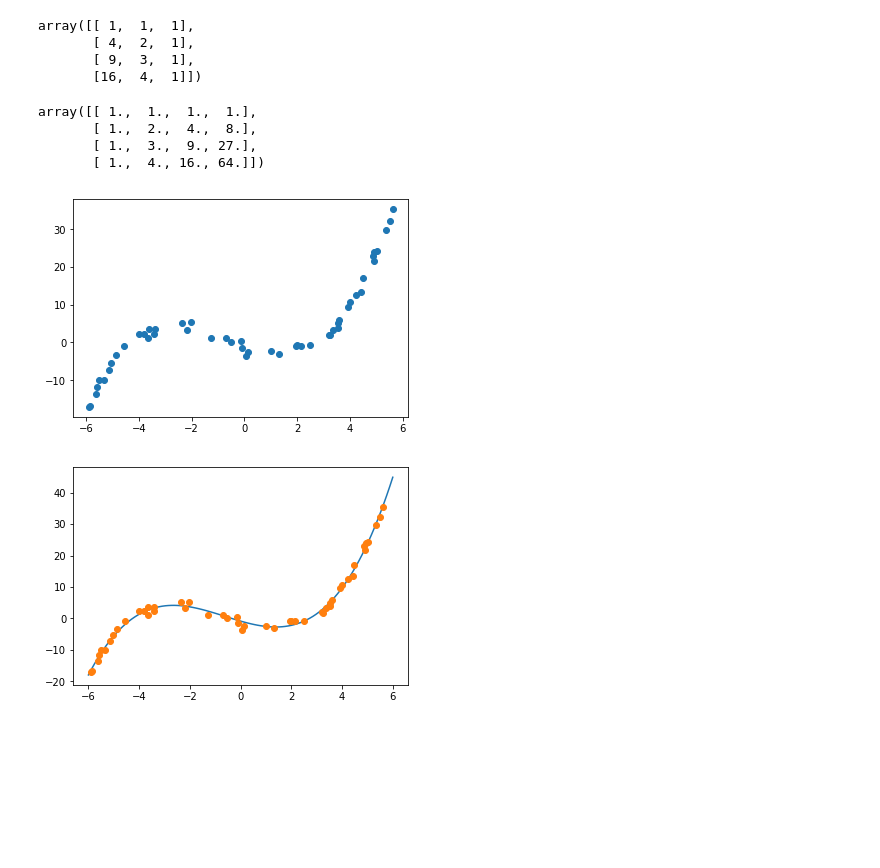
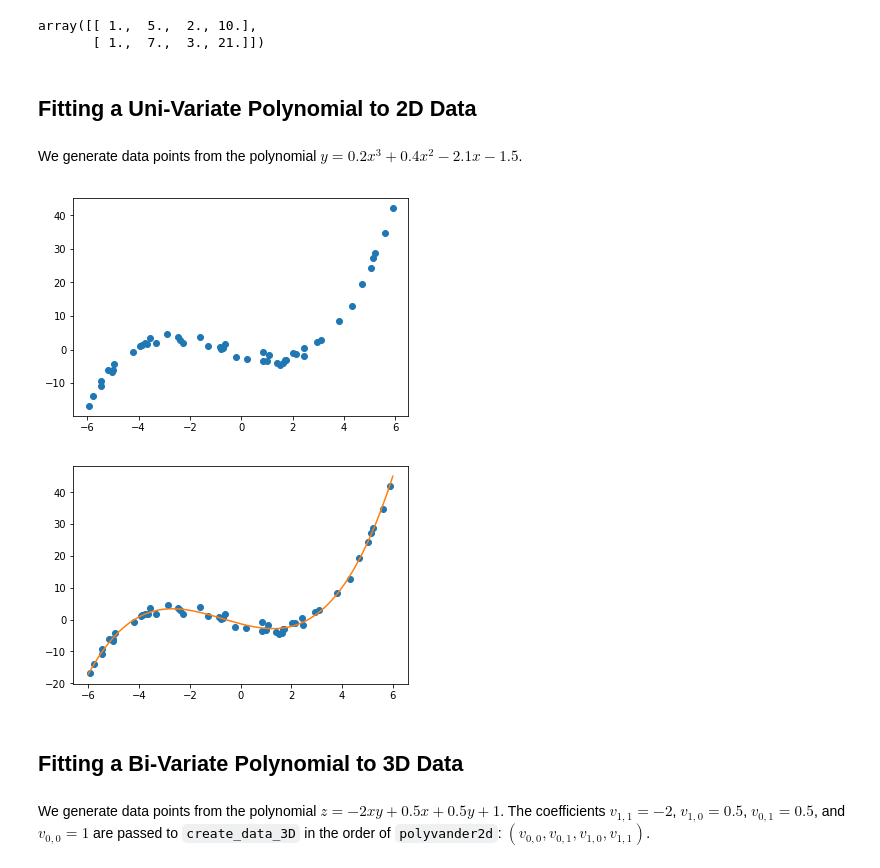
Before and after one commit to p3ml/recipes, a Jupyter notebook: Non-Linear Least Squares Optimization.ipynb, the cells around one changed output. Saved outputs shown, nothing was run; the diff lists cells and outputs as text; code cells hidden in the pictures; blank space fills up the shorter version.

Commit message:
Add some explanations. Change the view point of the 3D plot.

```diff
--- a/Non-Linear Least Squares Optimization.ipynb
+++ b/Non-Linear Least Squares Optimization.ipynb
@@ -17,45 +59,39 @@ from mpl_toolkits.mplot3d import Axes3D
+# %%
+x = np.array([2, 3])
+y = np.array([5, 7])
+
+pol.polynomial.polyvander2d(x, y, [1, 1])
+# %% [output]
+array([[ 1.,  5.,  2., 10.],
+       [ 1.,  7.,  3., 21.]])
+# %% [markdown]
+## Fitting a Uni-Variate Polynomial to 2D Data
 # %%
 def create_data_2D(n, w, xmin, xmax):
     x = rnd.random(n) * (xmax-xmin) + xmin
     X = np.vander(x, len(w))
-    y = np.dot(X, w) + rnd.randn(n) + 0.5
+    y = X.dot(w) + rnd.randn(n) + 0.5
     return x,y
-# %%
-# Example of the behavior from the two Functions 'numpy.vander' and
-# numpy.polynomial.polynomial.polyvander
-
-a = np.array([1, 2, 3, 4])
-np.vander(a, 3)
-# %% [output]
-array([[ 1,  1,  1],
-       [ 4,  2,  1],
-       [ 9,  3,  1],
-       [16,  4,  1]])
-# %%
-# polyvander understands the the second Parameter (3) as the degree of
-# the corresponding polynomial
-
-pol.polynomial.polyvander(a, 3)
-# %% [output]
-array([[ 1.,  1.,  1.,  1.],
-       [ 1.,  2.,  4.,  8.],
-       [ 1.,  3.,  9., 27.],
-       [ 1.,  4., 16., 64.]])
+# %% [markdown]
+We generate data points from the polynomial $y = 0.2 x^3 + 0.4 x^2 - 2.1 x - 1.5$.
 # %%
 w = np.array([0.2, 0.4, -2.1, -1.5])
 x, y = create_data_2D(50, w, -6, 6)
-plt.scatter(x, y);
+
+plt.scatter(x, y)
+plt.show()
 # %% [output]
-[figure, old version]
+[figure, new version]
 # %%
-# rcond Future Warning (lstsq)
-
-w = la.lstsq(np.vander(x, 4), y, rcond=None)[0]
+w = la.lstsq(np.vander(x, 4), y)[0]
 xs = np.linspace(-6, 6, 100)
 ys = np.dot(np.vander(xs, 4), w)
 
+plt.plot(x, y, 'o');
 plt.plot(xs, ys, '-')
-plt.plot(x, y, 'o');
+plt.show()
 # %% [output]
-[figure, old version]
+[figure, new version]
+# %% [markdown]
+## Fitting a Bi-Variate Polynomial to 3D Data
 # %%
@@ -72,3 +104,5 @@ def create_data_3D(n, v, p, q, xmin, xmax, ymin, ymax):
 
     return x, y, z
+# %% [markdown]
+We generate data points from the polynomial $z = -2 x y + 0.5 x + 0.5 y + 1$. The coefficients $v_{1, 1} = -2$, $v_{1, 0} = 0.5$, $v_{0, 1} = 0.5$, and $v_{0, 0} = 1$ are passed to `create_data_3D` in the order of `polyvander2d`: $(v_{0, 0}, v_{0, 1}, v_{1, 0}, v_{1, 1})$.
 # %%
```
Also changed, not shown: parts of 13 cells of this notebook.
